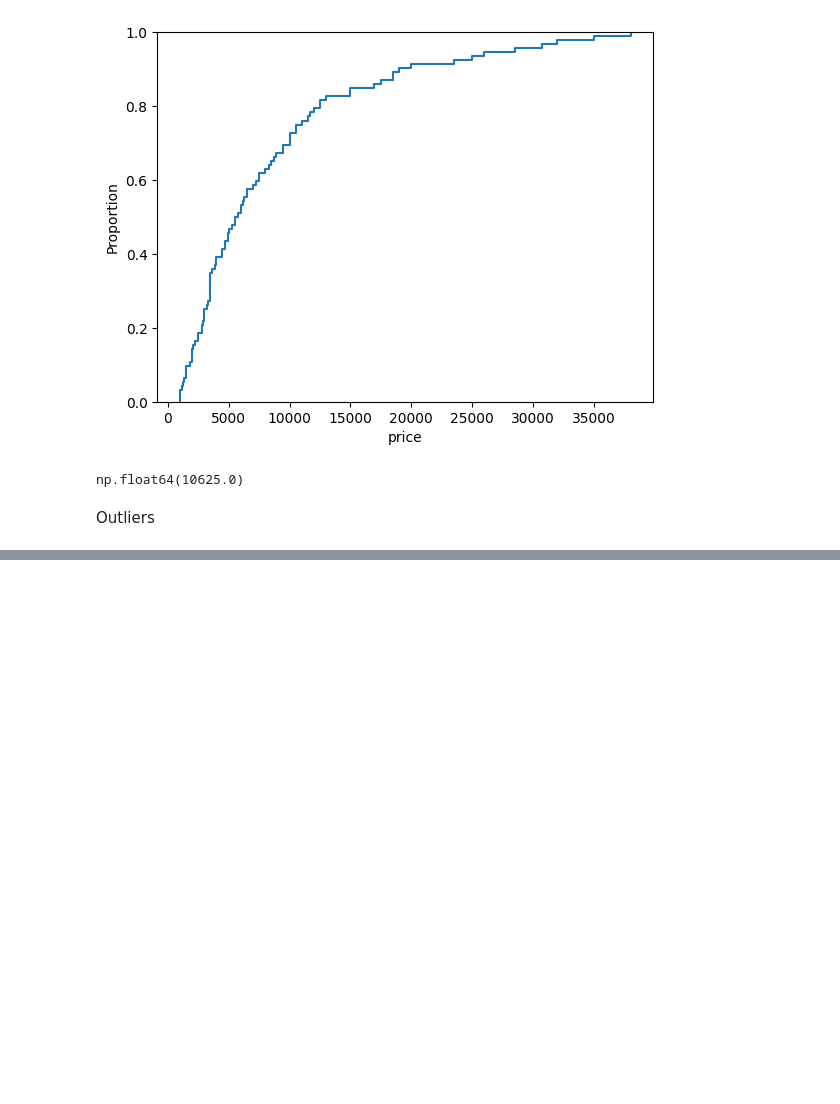
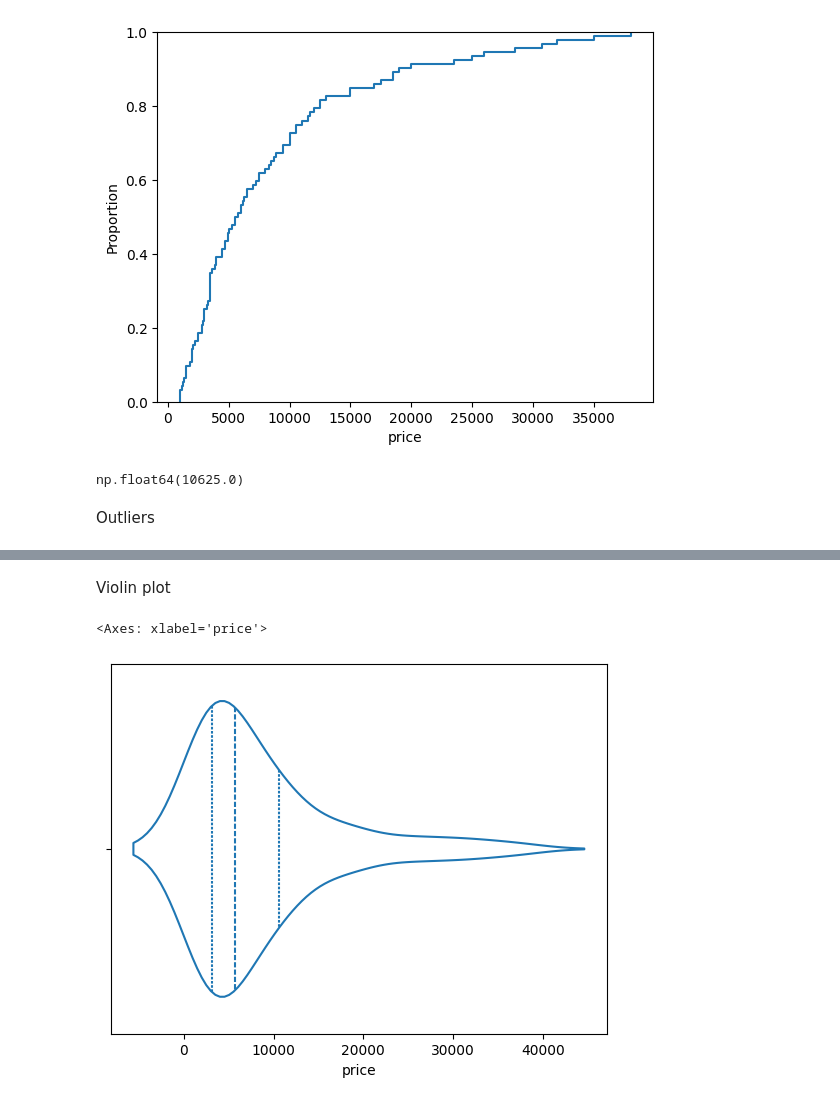
Before and after one commit to AngelikaBaloy/scratchpad, a Jupyter notebook: DS3001_1_27.ipynb, the cells around one changed output, grey strips where cells are left out. Cells and saved outputs as stored; diff of their text form; code cells hidden in the pictures; blank space fills up the shorter version.

```diff
--- a/DS3001_1_27.ipynb
+++ b/DS3001_1_27.ipynb
@@ -280,0 +381,7 @@ Outliers
+# %% [markdown]
+Violin plot
+# %%
+sns.violinplot(x=x, fill=False, inner = 'quart')
+# %% [output]
+<Axes: xlabel='price'>
+[figure, added]
```
Also changed, not shown: parts of 12 cells of this notebook.
